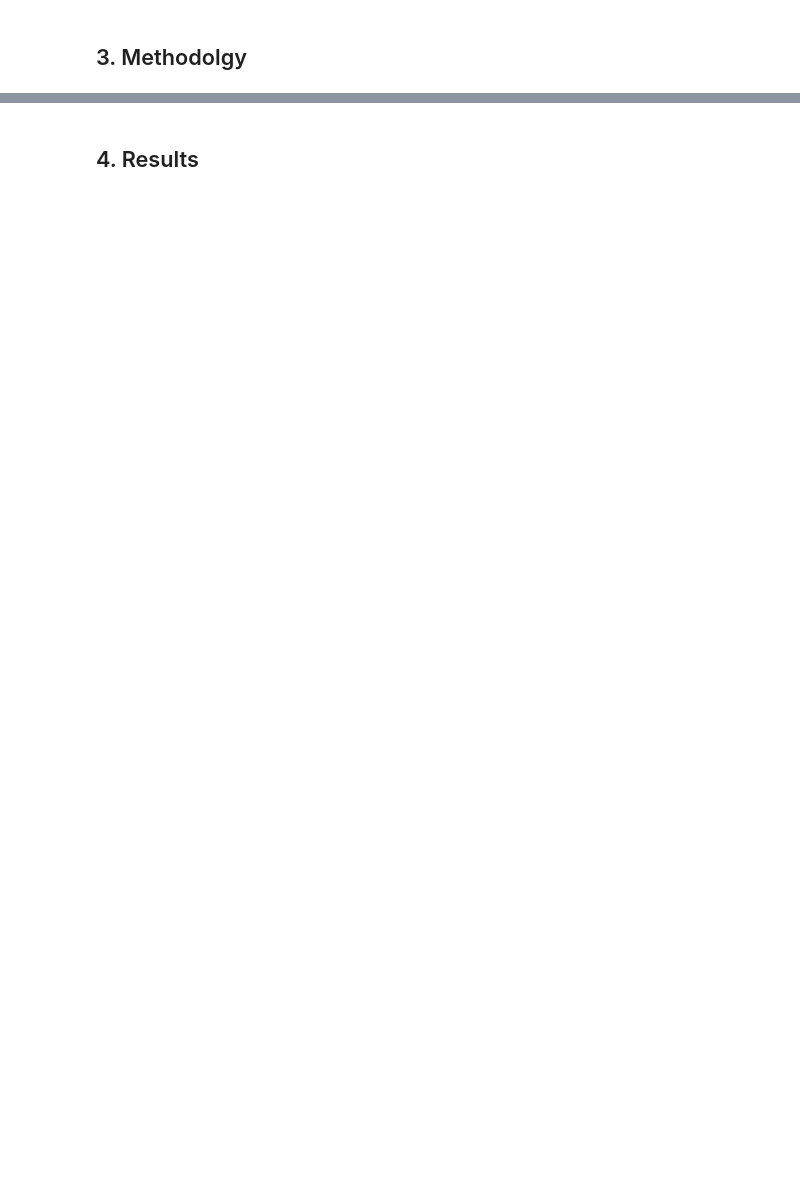
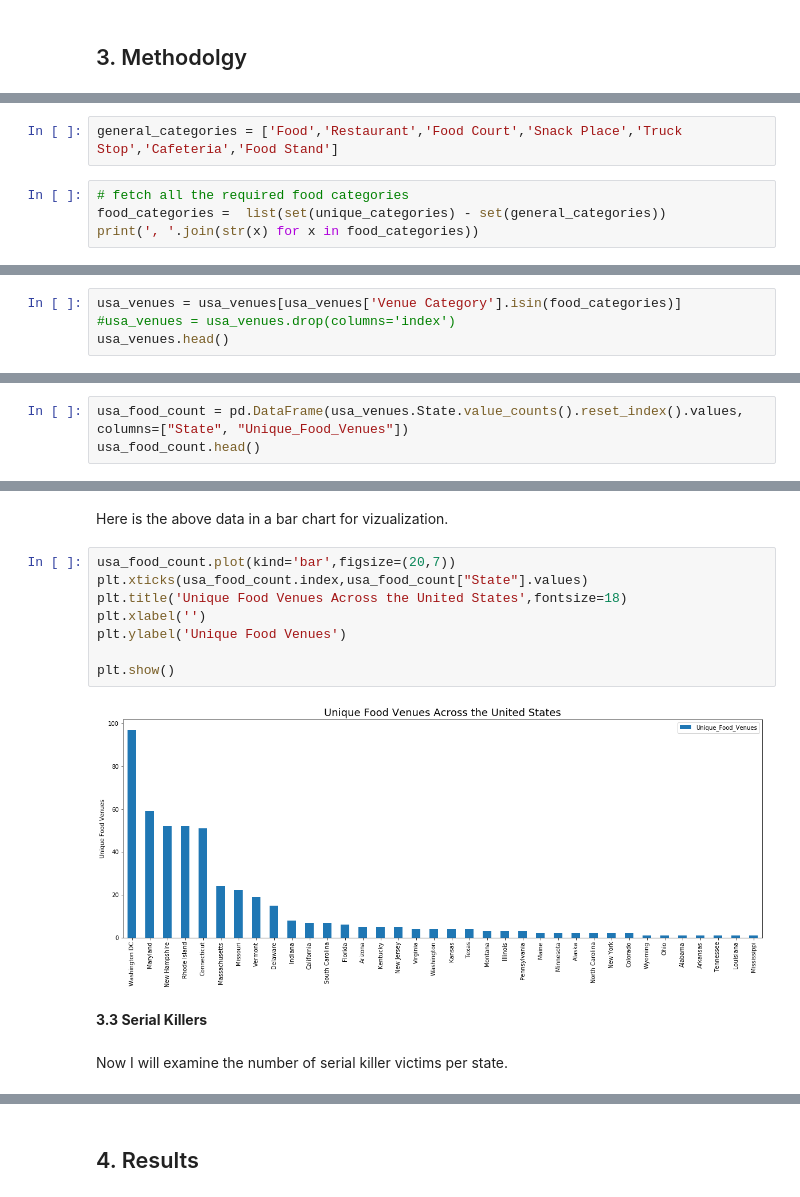
Before and after one commit to Richjero/Coursera_Capstone-1, a Jupyter notebook: Capstone Project: Battle of the Neighborhoods.ipynb, the cells around one changed output, grey strips where cells are left out. Cells and saved outputs as stored; diff of their text form; blank space fills up the shorter version.

```diff
--- a/Capstone Project: Battle of the Neighborhoods.ipynb
+++ b/Capstone Project: Battle of the Neighborhoods.ipynb
@@ -44,0 +422,6 @@ This data contains the number of (known) serial killer victims in each state.  I
+# %%
+general_categories = ['Food','Restaurant','Food Court','Snack Place','Truck Stop','Cafeteria','Food Stand']
+# %%
+# fetch all the required food categories
+food_categories =  list(set(unique_categories) - set(general_categories))
+print(', '.join(str(x) for x in food_categories))
@@ -44,0 +430,4 @@ This data contains the number of (known) serial killer victims in each state.  I
+# %%
+usa_venues = usa_venues[usa_venues['Venue Category'].isin(food_categories)]
+#usa_venues = usa_venues.drop(columns='index')
+usa_venues.head()
@@ -44,0 +462,3 @@ This data contains the number of (known) serial killer victims in each state.  I
+# %%
+usa_food_count = pd.DataFrame(usa_venues.State.value_counts().reset_index().values, columns=["State", "Unique_Food_Venues"])
+usa_food_count.head()
@@ -44,0 +472,16 @@ This data contains the number of (known) serial killer victims in each state.  I
+# %% [markdown]
+Here is the above data in a bar chart for vizualization.
+# %%
+usa_food_count.plot(kind='bar',figsize=(20,7))
+plt.xticks(usa_food_count.index,usa_food_count["State"].values)
+plt.title('Unique Food Venues Across the United States',fontsize=18)
+plt.xlabel('')
+plt.ylabel('Unique Food Venues')
+
+plt.show()
+# %% [output]
+[figure, added]
+# %% [markdown]
+__3.3 Serial Killers__
+# %% [markdown]
+Now I will examine the number of serial killer victims per state.
```
Also changed, not shown: parts of 75 cells of this notebook.
